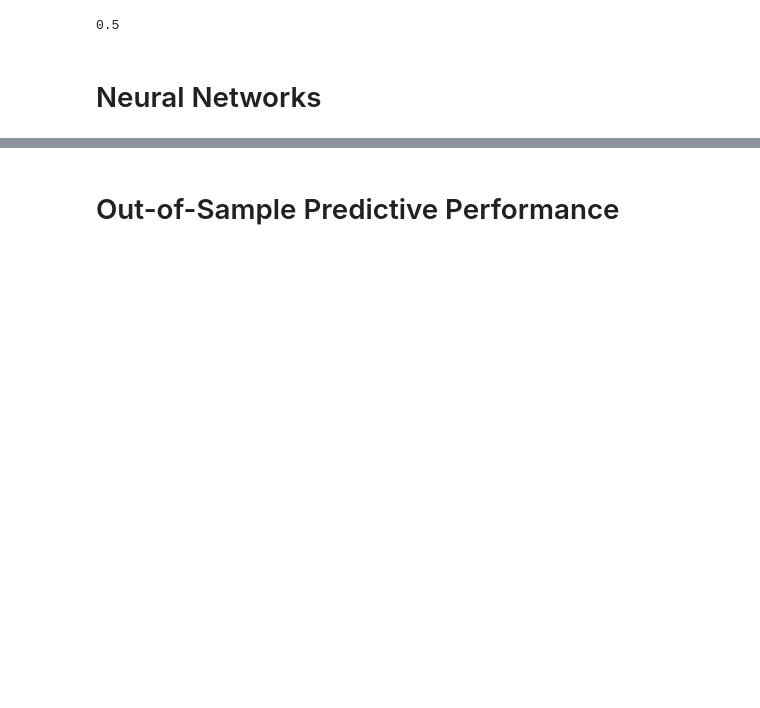
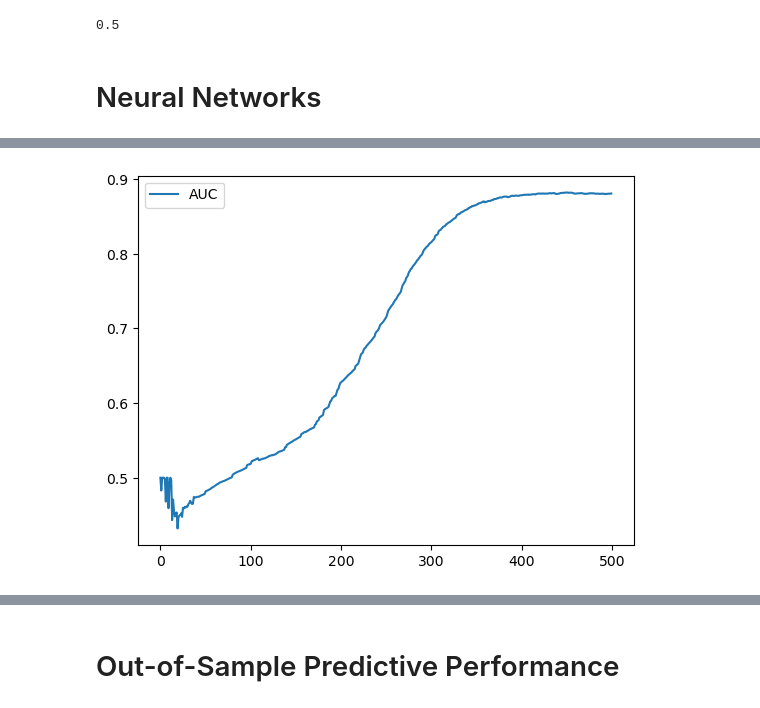
Before and after one commit to stenberg13/financial_crisis_prediction, a Jupyter notebook: Big_Data_Project_NEW.ipynb, the cells around one changed output, grey strips where cells are left out. Drawn from its saved outputs; the diff is of its cells as text; code cells hidden in the pictures; blank space fills up the shorter version.

```diff
--- a/Big_Data_Project_NEW.ipynb
+++ b/Big_Data_Project_NEW.ipynb
@@ -506,8 +500,0 @@ X_standardized
-# %%
-included_variables = ['Global Slope', 'Global Credit Rate', 'Slope', 'Credit Rate', 'Stock Rate']
-X_standardized_subset = X_standardized[included_variables]
-X_train, X_test, y_train, y_test = train_test_split(X_standardized_subset, y, test_size=0.3, random_state=42)
-
-num_steps = 3  # Number of time steps
-X_train = np.reshape(X_train, (X_train.shape[0], num_steps, X_train.shape[1]))
-X_test = np.reshape(X_test, (X_test.shape[0], num_steps, X_test.shape[1]))
@@ -526,5 +500,0 @@ IndexError: tuple index out of range
-# %%
-model.compile(optimizer='adam', loss='binary_crossentropy', metrics=['accuracy'])
-
-# Step 5: Train the model
-model.fit(X_train, y_train, epochs=10, batch_size=32, validation_data=(X_test, y_test))
@@ -538,0 +606,16 @@ NameError: name 'KerasClassifier' is not defined
+# %%
+encoder = LabelEncoder()
+#combine X train and Y train as train data
+train_data=pd.DataFrame()
+train_data[X_train.columns]=X_train
+train_data[Y_train.columns]=Y_train
+train_data['country']= encoder.fit_transform(train_data['country'])
+#combine X test and Y test as test data
+test_data=pd.DataFrame()
+test_data[X_test.columns]=X_test
+test_data[Y_test.columns]=Y_test
+test_data['country']= encoder.fit_transform(test_data['country'])
+# using the function to obtian reshaped data
+x_train,x_test,y_train,y_test=reshape_data(train_data,test_data)
+#take a look at the reshaped data!
+x_train
@@ -538,0 +642,10 @@ NameError: name 'KerasClassifier' is not defined
+# %%
+tf.random.set_seed(5)
+
+# design network for confirmed cases data
+model = Sequential()
+model.add(LSTM(60, activation='relu',input_shape=(x_train.shape[1], x_train.shape[2])))
+model.add(Dense(1))
+model.compile(loss='mse', optimizer='adam', metrics = ['AUC'] )
+# fit network
+history = model.fit(x_train, y_train, epochs=500, batch_size=300,  verbose=1, shuffle=False)
@@ -538,0 +670,7 @@ NameError: name 'KerasClassifier' is not defined
+# %%
+# plot history
+plt.plot(history.history['AUC'], label='AUC')
+plt.legend()
+plt.show()
+# %% [output]
+[figure, added]
```
Also changed, not shown: parts of 29 cells of this notebook.
